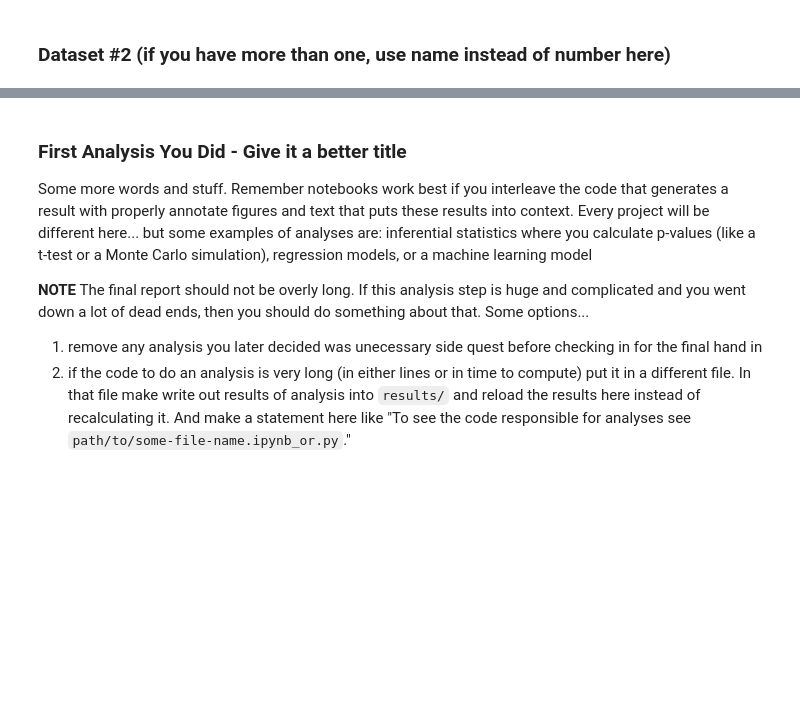
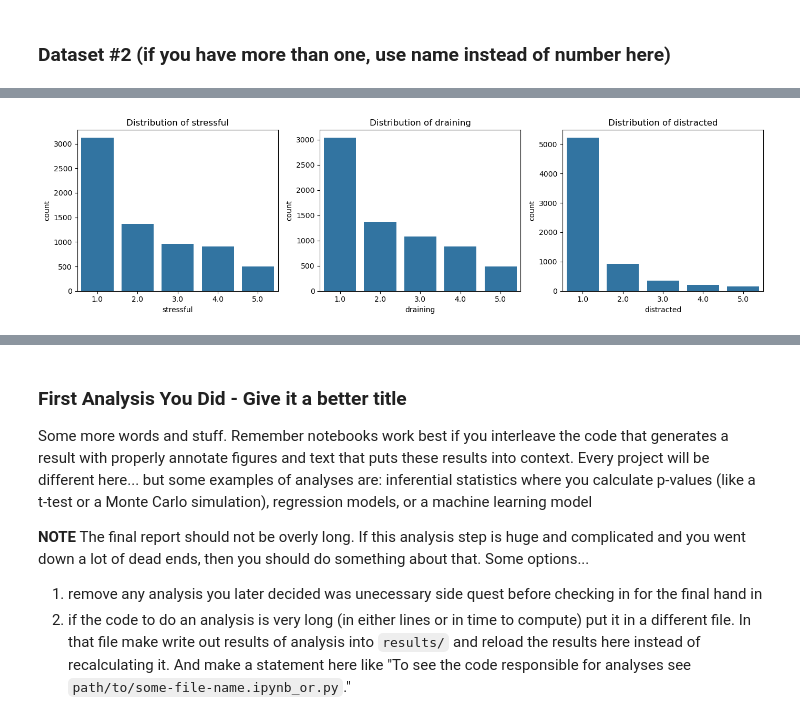
Before and after one commit to emw017/Group125_WI26, a Jupyter notebook: 03-FinalProject.ipynb, the cells around one changed output, grey strips where cells are left out. Saved outputs shown, nothing was run; the diff lists cells and outputs as text; code cells hidden in the pictures; blank space fills up the shorter version.

```diff
--- a/03-FinalProject.ipynb
+++ b/03-FinalProject.ipynb
@@ -112,0 +113,9 @@ Instructions: REPLACE the contents of this cell with your work, including any up
+# %%
+hippo = pd.read_csv("data/02-processed/hippoCorpus_processed.csv")
+fig, axes = plt.subplots(1, 3, figsize=(14, 4))
+for ax, col in zip(axes, ['stressful', 'draining', 'distracted']):
+    sns.countplot(data=hippo, x=col, ax=ax)
+    ax.set_title(f'Distribution of {col}')
+plt.tight_layout()
+# %% [output]
+[figure, added]
```
Also changed, not shown: parts of 19 cells of this notebook.
